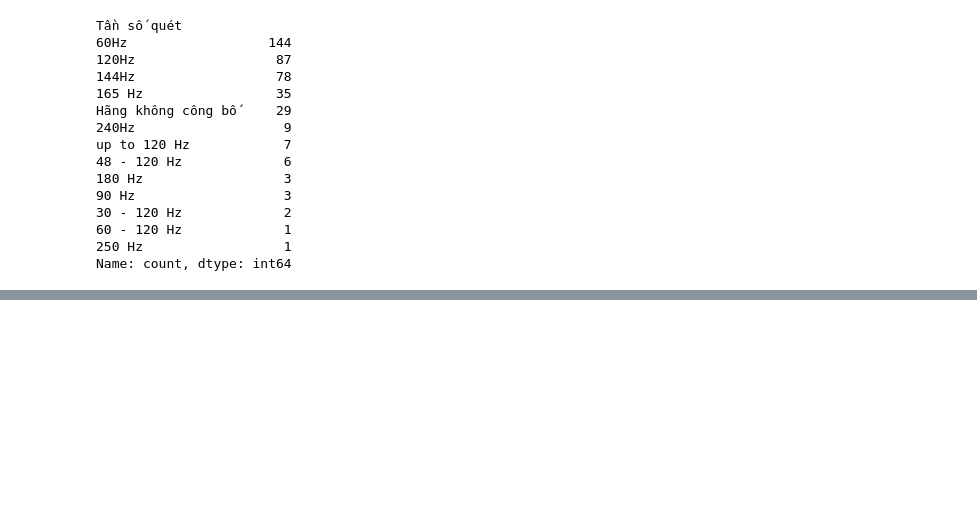
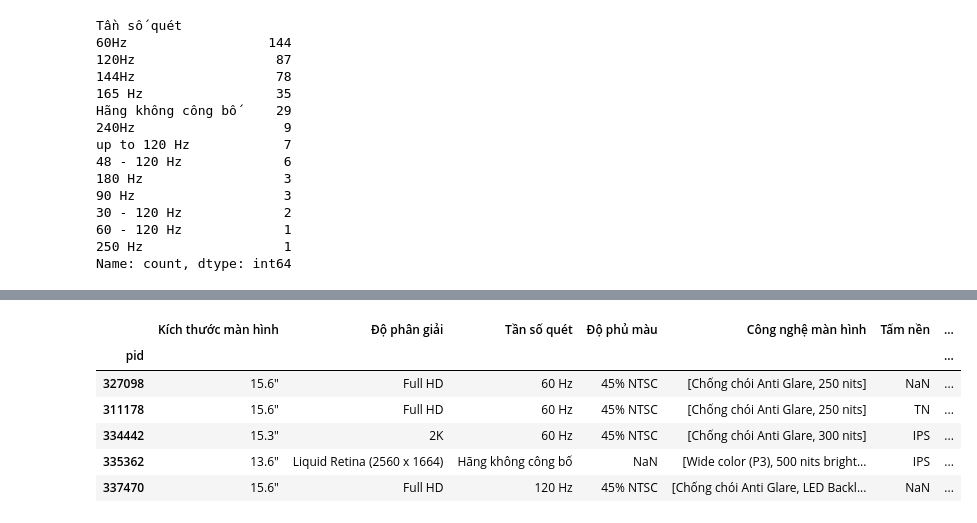
Before and after one commit to hoangf384/crawling-data, a Jupyter notebook: notebook/Monitor_clean.ipynb, the cells around one changed output, grey strips where cells are left out. Saved outputs shown, nothing was run; the diff lists cells and outputs as text; code cells hidden in the pictures; blank space fills up the shorter version.

```diff
--- a/notebook/Monitor_clean.ipynb
+++ b/notebook/Monitor_clean.ipynb
@@ -373,0 +506,10 @@ Name: count, dtype: int64
+# %%
+monitor.head()
+# %% [output]
+|  | Kích thước màn hình | Độ phân giải | Tần số quét | Độ phủ màu | Công nghệ màn hình | Tấm nền | ... |
+| pid |  |  |  |  |  |  | ... |
+| 327098 | 15.6" | Full HD | 60 Hz | 45% NTSC | [Chống chói Anti Glare, 250 nits] | NaN | ... |
+| 311178 | 15.6" | Full HD | 60 Hz | 45% NTSC | [Chống chói Anti Glare, 250 nits] | TN | ... |
+| 334442 | 15.3" | 2K | 60 Hz | 45% NTSC | [Chống chói Anti Glare, 300 nits] | IPS | ... |
+| 335362 | 13.6" | Liquid Retina (2560 x 1664) | Hãng không công bố | NaN | [Wide color (P3), 500 nits bright... | IPS | ... |
+| 337470 | 15.6" | Full HD | 120 Hz | 45% NTSC | [Chống chói Anti Glare, LED Backl... | NaN | ... |
```
Also changed, not shown: parts of 10 cells of this notebook, 5 other files.
